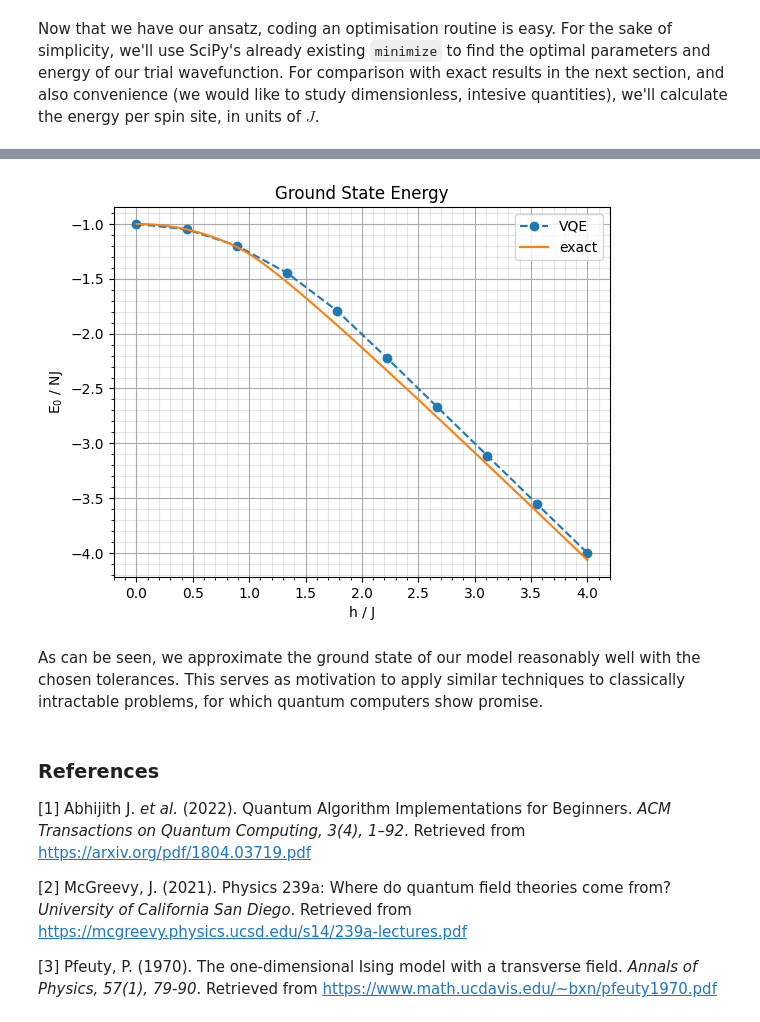
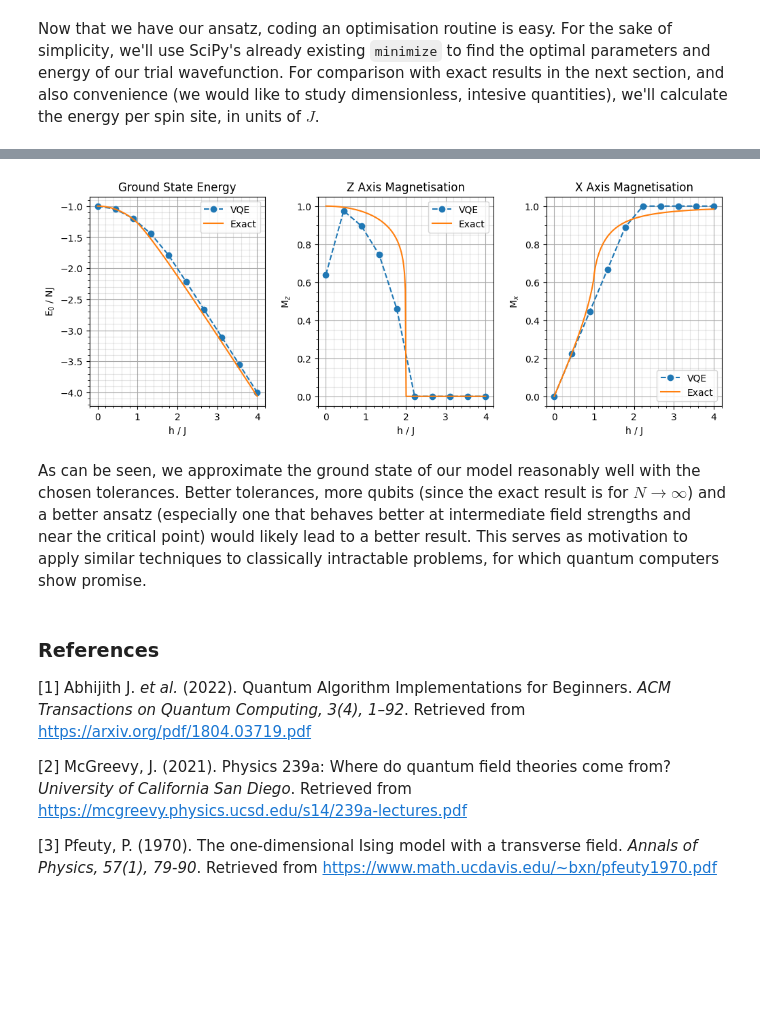
Before and after one commit to martinzf/ising_ground, a Jupyter notebook: main.ipynb, the cells around one changed output, grey strips where cells are left out. Drawn from its saved outputs; the diff is of its cells as text; code cells hidden in the pictures; blank space fills up the shorter version.

Commit message:
Tentative update, measuring z, x magnetisation too

```diff
--- a/main.ipynb
+++ b/main.ipynb
@@ -124,27 +190,42 @@ N = 4
 
 # Variational solution
 h = np.linspace(0, hmax, 10)
-E_VQE = ground_energy_VQE(J, h, N)
+E_VQE, Mz_VQE, Mx_VQE = ground_VQE(J, h, N)
 
 # Exact solution
 h_smooth = np.linspace(1e-8, hmax, 200)
 lambd = J / h_smooth
 E_exact = ground_energy_exact(lambd)
-
-# Plot
-plt.title('Ground State Energy')
-plt.plot(h / J, E_VQE, 'o--', label='VQE')
-plt.plot(h_smooth / J, E_exact, label='exact')
-plt.xlabel('h / J')
-plt.ylabel('E$_0$ / NJ')
-plt.legend()
-plt.grid(which='major', color='darkgrey', linestyle='-')
-plt.grid(which='minor', color='grey', linestyle='-', alpha=0.2)
-plt.minorticks_on()
+Mz_exact = magnetisation_z_exact(lambd)
+Mx_exact = magnetisation_x_exact(lambd)
-# %% [output]
-[figure, removed]
+# %%
+# Plot
+fig, ax = plt.subplots(1, 3, figsize=(12, 4))
+plt.subplots_adjust(wspace=.3)
+ax[0].set_title('Ground State Energy')
+ax[0].plot(h / J, E_VQE, 'o--', label='VQE')
+ax[0].plot(h_smooth / J, E_exact, label='Exact')
+ax[0].set_xlabel('h / J')
+ax[0].set_ylabel('E$_0$ / NJ')
+ax[1].set_title('Z Axis Magnetisation')
+ax[1].plot(h / J, Mz_VQE, 'o--', label='VQE')
+ax[1].plot(h_smooth / J, Mz_exact, label='Exact')
+ax[1].set_xlabel('h / J')
+ax[1].set_ylabel('M$_z$')
+ax[2].set_title('X Axis Magnetisation')
+ax[2].plot(h / J, Mx_VQE, 'o--', label='VQE')
+ax[2].plot(h_smooth / J, Mx_exact, label='Exact')
+ax[2].set_xlabel('h / J')
+ax[2].set_ylabel('M$_x$')
+for axis in ax:
+    axis.legend()
+    axis.grid(which='major', color='darkgrey', linestyle='-')
+    axis.grid(which='minor', color='grey', linestyle='-', alpha=0.2)
+    axis.minorticks_on()
+# %% [output]
+[figure, added]
 # %% [markdown]
-As can be seen, we approximate the ground state of our model reasonably well with the chosen tolerances. This serves as motivation to apply similar techniques to classically intractable problems, for which quantum computers show promise.
+As can be seen, we approximate the ground state of our model reasonably well with the chosen tolerances. Better tolerances, more qubits (since the exact result is for $N\rightarrow\infty$) and a better ansatz (especially one that behaves better at intermediate field strengths and near the critical point) would likely lead to a better result. This serves as motivation to apply similar techniques to classically intractable problems, for which quantum computers show promise.
 # %% [markdown]
 ### References
 
```
Also changed, not shown: parts of 6 cells of this notebook, 1 other file.
